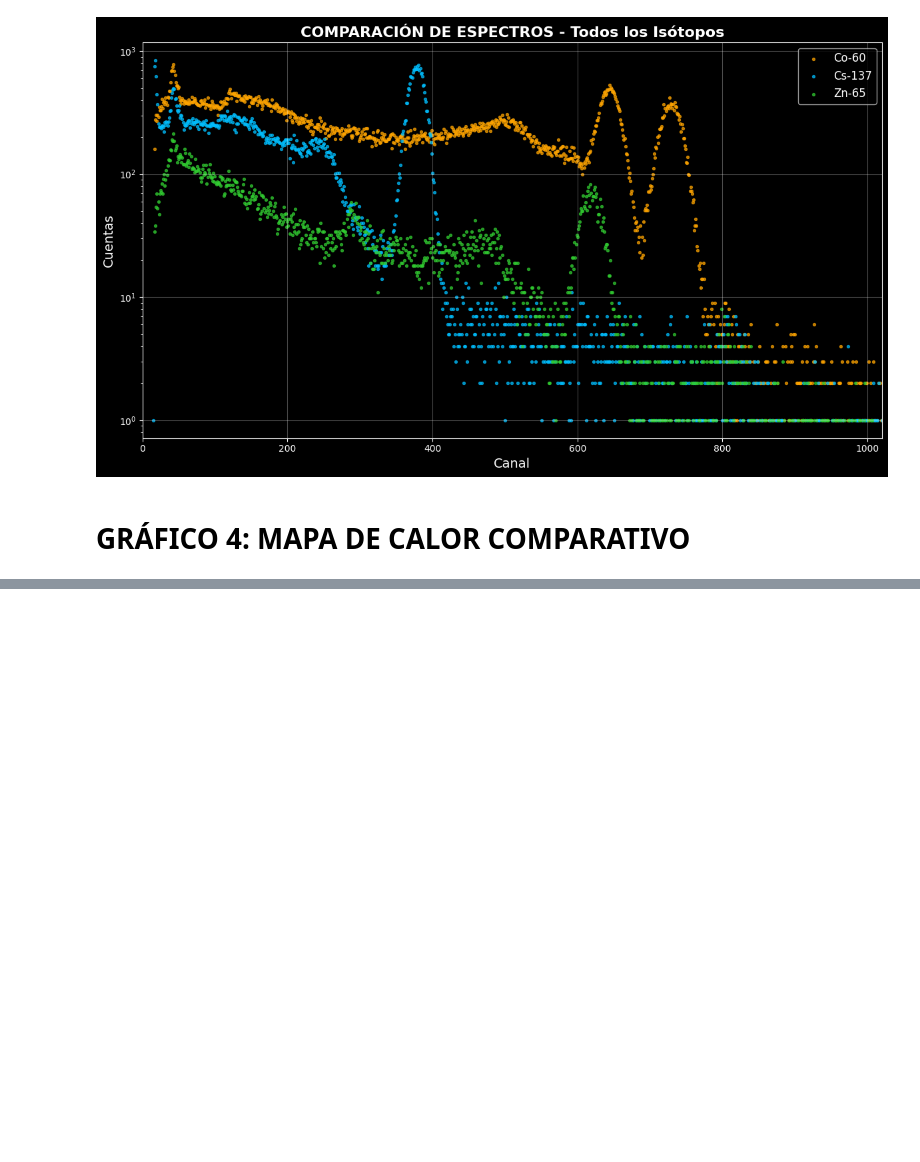
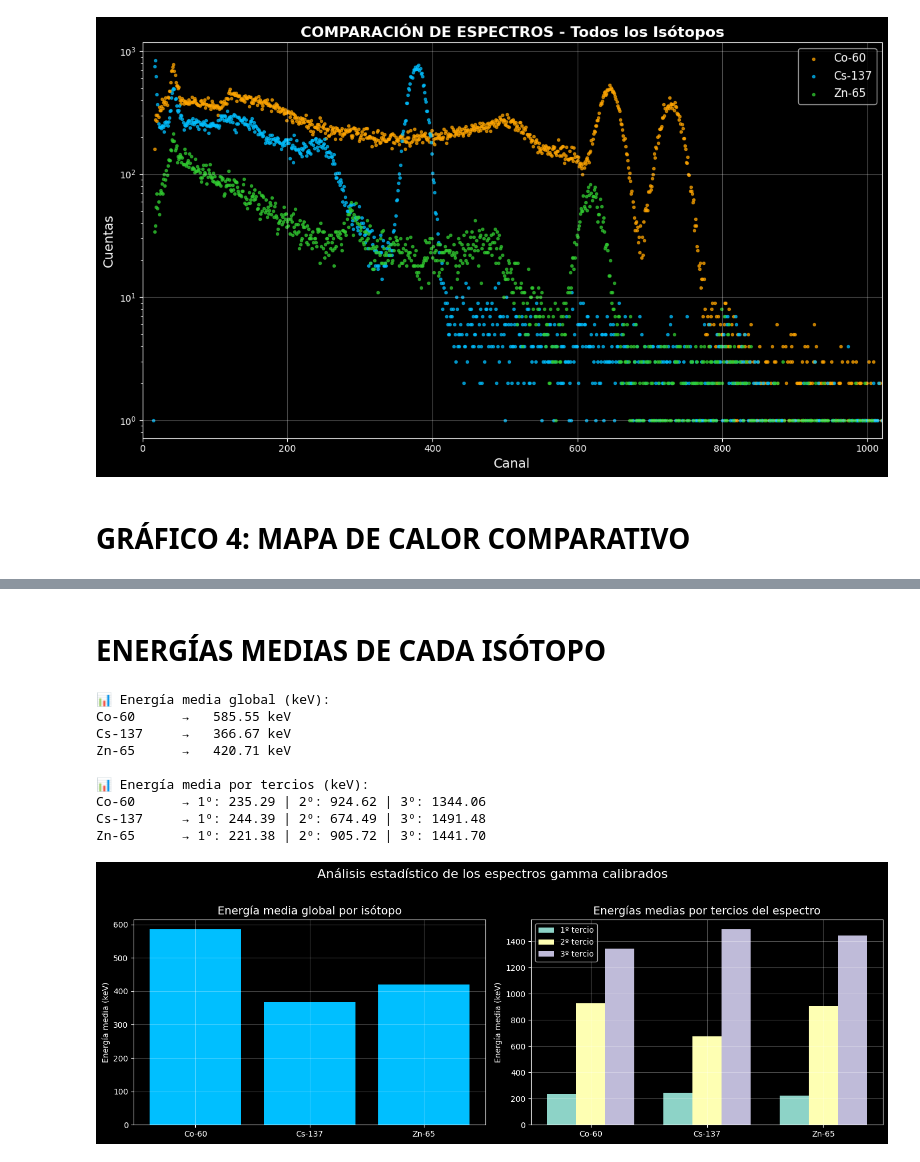
Before and after one commit to joseluis004/PROYECTOS, a Jupyter notebook: Analisis_de_espectros-optimized.ipynb, the cells around one changed output, grey strips where cells are left out. Saved outputs shown, nothing was run; the diff lists cells and outputs as text; code cells hidden in the pictures; blank space fills up the shorter version.

```diff
--- a/Analisis_de_espectros-optimized.ipynb
+++ b/Analisis_de_espectros-optimized.ipynb
@@ -281,0 +253,79 @@ plt.show()
+# %% [markdown]
+# ENERGÍAS MEDIAS DE CADA ISÓTOPO
+# %%
+# --- Cálculo de medias globales y por tercios ---
+
+# Convertir la matriz en DataFrame para manipulación más cómoda
+df_matriz = pd.DataFrame(matriz.T, index=eje_energia, columns=isos)
+
+# Calcular la media de energía ponderada por cuentas para cada espectro
+energias_medias_global = {}
+energias_medias_tercios = {}
+
+for iso in isos:
+    cuentas = df_matriz[iso].to_numpy()
+    energia = eje_energia
+
+    # --- Media global (ponderada por cuentas) ---
+    media_global = np.average(energia, weights=cuentas)
+    energias_medias_global[iso] = media_global
+
+    # --- Medias por tercios ---
+    tercio = len(energia) // 3
+    medias_tercios = []
+    for i in range(3):
+        start = i * tercio
+        end = (i + 1) * tercio if i < 2 else len(energia)
+        media_tercio = np.average(energia[start:end], weights=cuentas[start:end])
+        medias_tercios.append(media_tercio)
+    energias_medias_tercios[iso] = medias_tercios
+
+# --- Mostrar resultados numéricos ---
+print("📊 Energía media global (keV):")
+for iso, media in energias_medias_global.items():
+    print(f"{iso:10s} → {media:8.2f} keV")
+
+print("\n📊 Energía media por tercios (keV):")
+for iso, medias in energias_medias_tercios.items():
+    print(f"{iso:10s} → 1º: {medias[0]:.2f} | 2º: {medias[1]:.2f} | 3º: {medias[2]:.2f}")
+
+# --- Graficar resultados ---
+
+plt.style.use('dark_background')
+fig, axes = plt.subplots(1, 2, figsize=(14, 5))
+
+# 1️⃣ Gráfico de energía media global
+axes[0].bar(isos, energias_medias_global.values(), color='deepskyblue')
+axes[0].set_title("Energía media global por isótopo", fontsize=14)
+axes[0].set_ylabel("Energía media (keV)")
+axes[0].grid(alpha=0.3)
+
+# 2️⃣ Gráfico de energía media por tercios
+anchos = np.linspace(-0.25, 0.25, 3)
+tercios_labels = ['1º tercio', '2º tercio', '3º tercio']
+
+for i, tercio_label in enumerate(tercios_labels):
+    valores = [energias_medias_tercios[iso][i] for iso in isos]
+    axes[1].bar(np.arange(len(isos)) + anchos[i], valores, width=0.25, label=tercio_label)
+
+axes[1].set_xticks(np.arange(len(isos)))
+axes[1].set_xticklabels(isos)
+axes[1].set_title("Energías medias por tercios del espectro", fontsize=14)
+axes[1].set_ylabel("Energía media (keV)")
+axes[1].legend()
+axes[1].grid(alpha=0.3)
+
+plt.suptitle("Análisis estadístico de los espectros gamma calibrados", fontsize=16)
+plt.tight_layout(rect=[0, 0, 1, 0.95])
+plt.show()
+# %% [output]
+📊 Energía media global (keV):
+Co-60      →   585.55 keV
+Cs-137     →   366.67 keV
+Zn-65      →   420.71 keV
+
+📊 Energía media por tercios (keV):
+Co-60      → 1º: 235.29 | 2º: 924.62 | 3º: 1344.06
+Cs-137     → 1º: 244.39 | 2º: 674.49 | 3º: 1491.48
+Zn-65      → 1º: 221.38 | 2º: 905.72 | 3º: 1441.70
+[figure, added]
```
Also changed, not shown: parts of 4 cells of this notebook.
